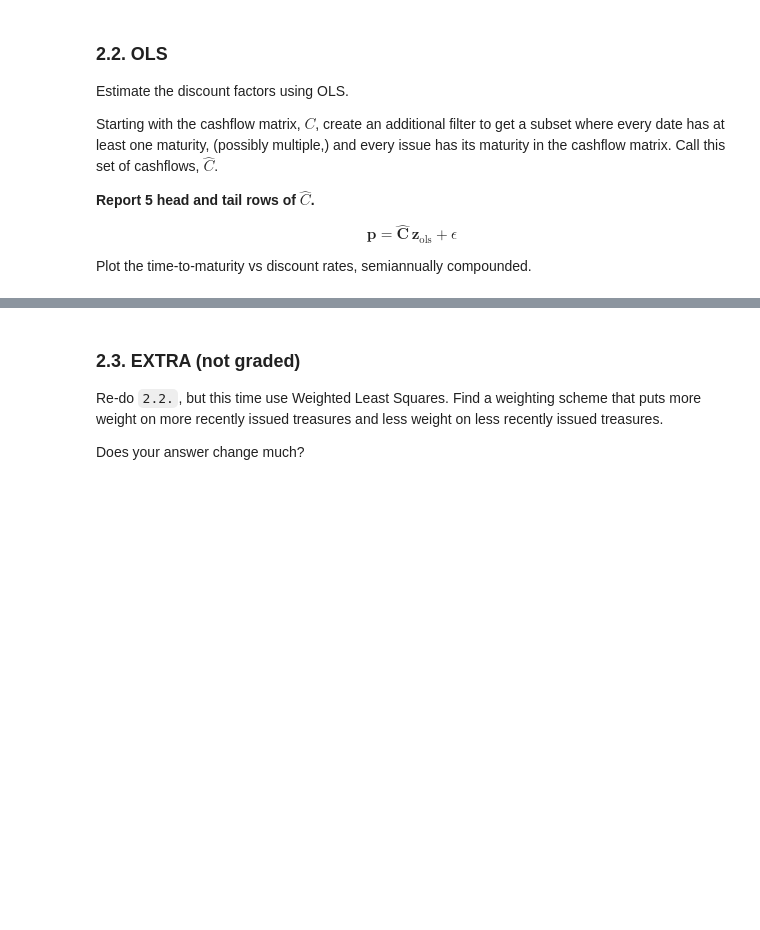
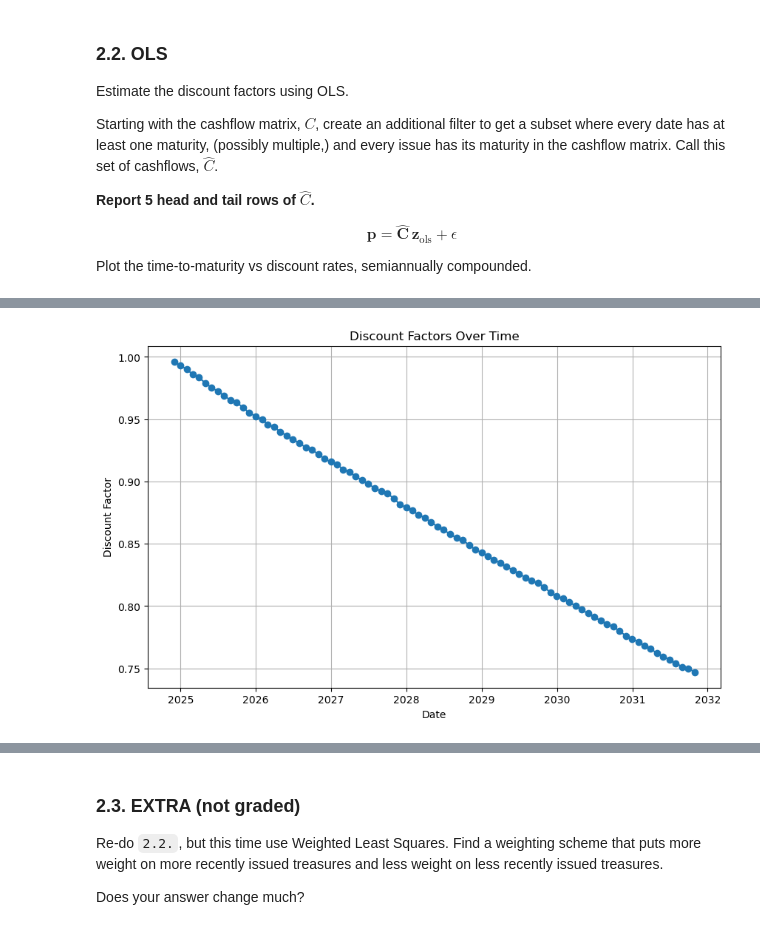
Before and after one commit to ekopen/finm-fixedincome-2025, a Jupyter notebook: homework/Homework 1.ipynb, the cells around one changed output, grey strips where cells are left out. Saved outputs shown, nothing was run; the diff lists cells and outputs as text; code cells hidden in the pictures; blank space fills up the shorter version.

```diff
--- a/homework/Homework 1.ipynb
+++ b/homework/Homework 1.ipynb
@@ -206,0 +228,15 @@ Report:
+# %%
+cashflow_matrix_quotes = pd.DataFrame()
+
+for _, bond in quotes_df.iterrows():
+    bond_cashflows = cashflows(bond)
+    cashflow_matrix_quotes = pd.concat([cashflow_matrix_quotes, bond_cashflows], axis=1)
+
+cashflow_matrix_quotes.fillna(0, inplace=True)
+cashflow_matrix_quotes.columns = quotes_df['KYTREASNO']
+
+cashflow_matrix_quotes = cashflow_matrix_quotes.transpose()
+cashflow_matrix_quotes = cashflow_matrix_quotes[sorted(cashflow_matrix_quotes.columns)]
+
+C = cashflow_matrix_quotes
+C
@@ -216,3 +276,6 @@ Starting with the cashflow matrix, $C$, create an additional filter to get a sub
 $$\textbf{p} = \hat{\textbf{C}}\,\textbf{z}_{\text{ols}}+\epsilon$$
 
 Plot the time-to-maturity vs discount rates, semiannually compounded.
+# %%
+C_hat = C[C.gt(100).any(axis=1)]
+C_hat
@@ -218,0 +297,15 @@ Plot the time-to-maturity vs discount rates, semiannually compounded.
+# %%
+filtered_quotes_df = quotes_df[quotes_df['KYTREASNO'].isin(C_hat.index)]
+p = filtered_quotes_df[['price']]
+
+C_matrix = C_hat.values
+p_vector = p.values
+
+z_ols_lstsq, residuals, rank, singular_vals = np.linalg.lstsq(
+    C_matrix,
+    p_vector,
+    rcond=None
+)
+
+z_ols_lstsq = z_ols_lstsq.flatten()
+z_ols_lstsq
@@ -218,0 +330,14 @@ Plot the time-to-maturity vs discount rates, semiannually compounded.
+# %%
+discount_factors = pd.Series(z_ols_lstsq, index=C_hat.columns).sort_index()
+discount_factors = discount_factors[177:261] #filtering any past data and cutting off zeros at the end
+# %%
+plt.figure(figsize=(10, 6))
+plt.plot(discount_factors.index, discount_factors.values, marker='o', linestyle='-')
+
+plt.xlabel('Date')
+plt.ylabel('Discount Factor')
+plt.title('Discount Factors Over Time')
+plt.grid(True)
+plt.show()
+# %% [output]
+[figure, added]
```
Also changed, not shown: parts of 10 cells of this notebook.
